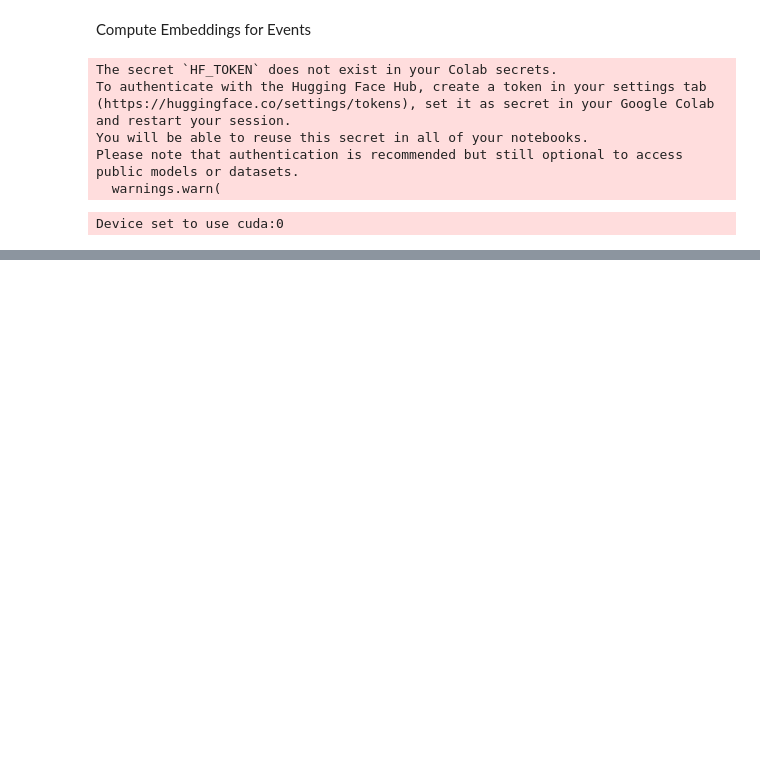
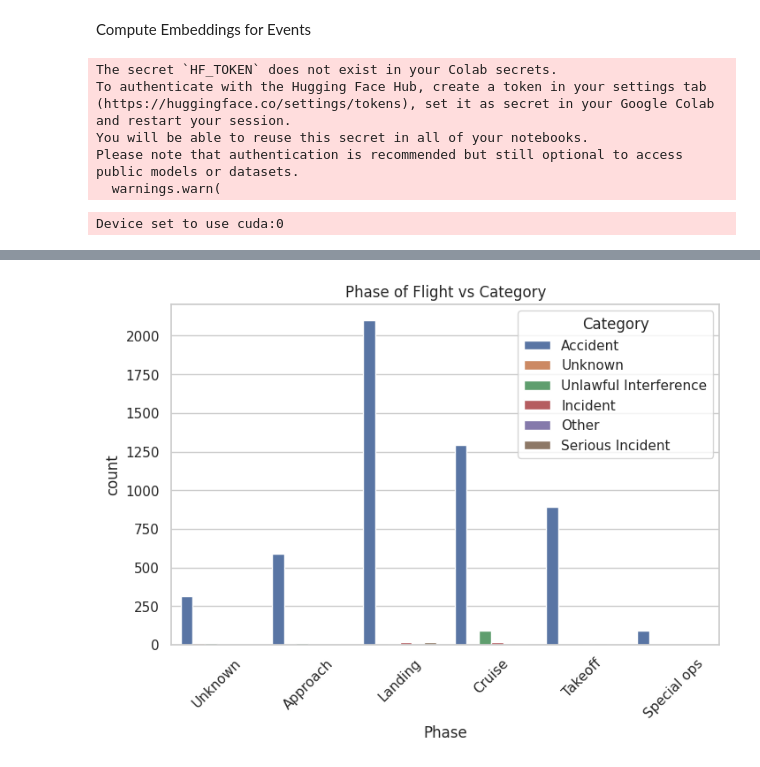
Before and after one commit to author-sanjay/AirSafetyAI, a Jupyter notebook: AirCraftAccidentDataAnalysis.ipynb, the cells around one changed output, grey strips where cells are left out. Drawn from its saved outputs; the diff is of its cells as text; code cells hidden in the pictures; blank space fills up the shorter version.

```diff
--- a/AirCraftAccidentDataAnalysis.ipynb
+++ b/AirCraftAccidentDataAnalysis.ipynb
@@ -473,0 +498,10 @@ Processed batch 170-180, saved to /content/drive/MyDrive/accidents.json
+# %%
+
+# 2. Phase vs Category
+plt.figure(figsize=(8,5))
+sns.countplot(data=df, x="Phase", hue="Category")
+plt.title("Phase of Flight vs Category")
+plt.xticks(rotation=45)
+plt.show()
+# %% [output]
+[figure, added]
```
Also changed, not shown: parts of 12 cells of this notebook.
